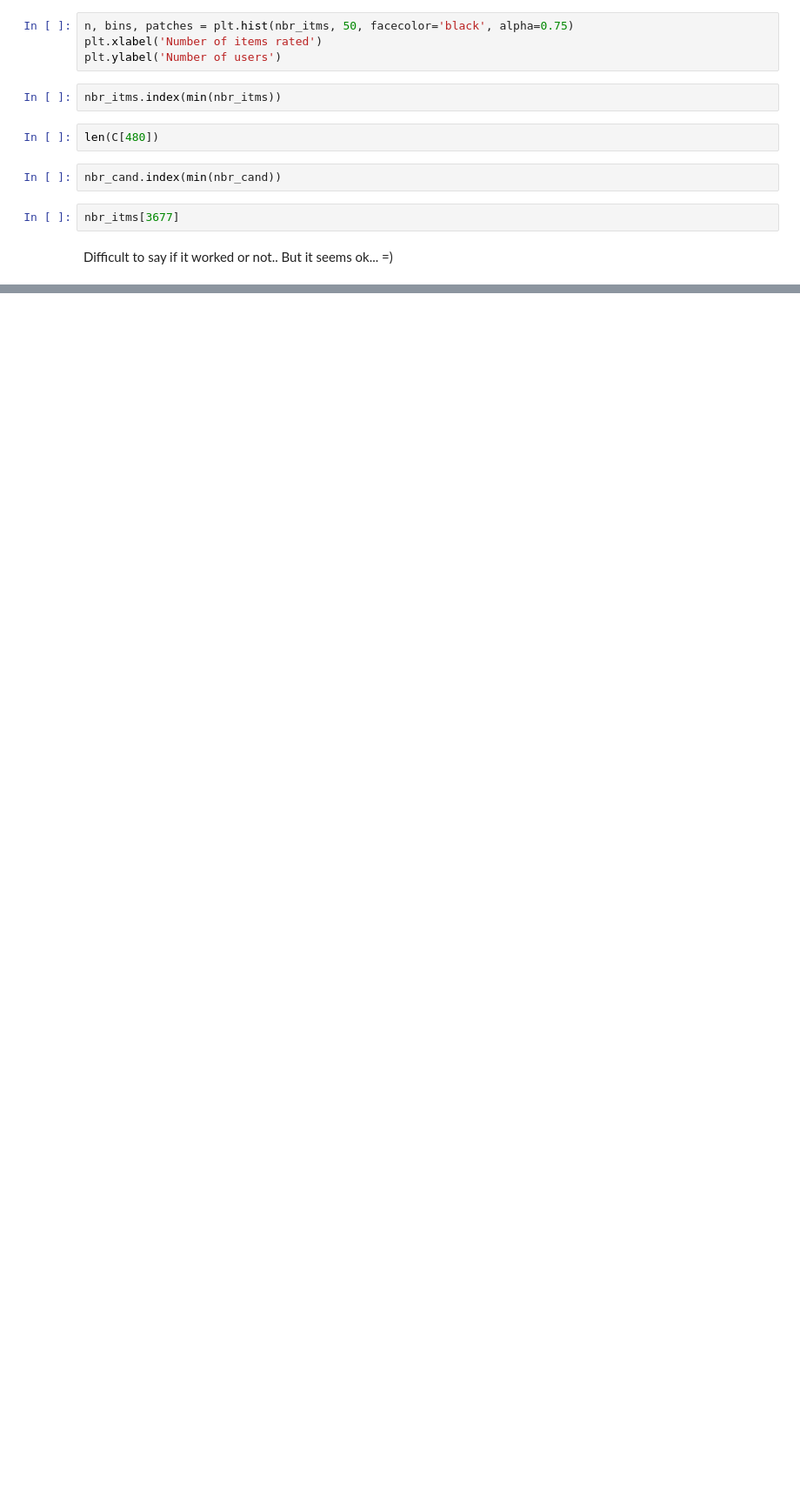
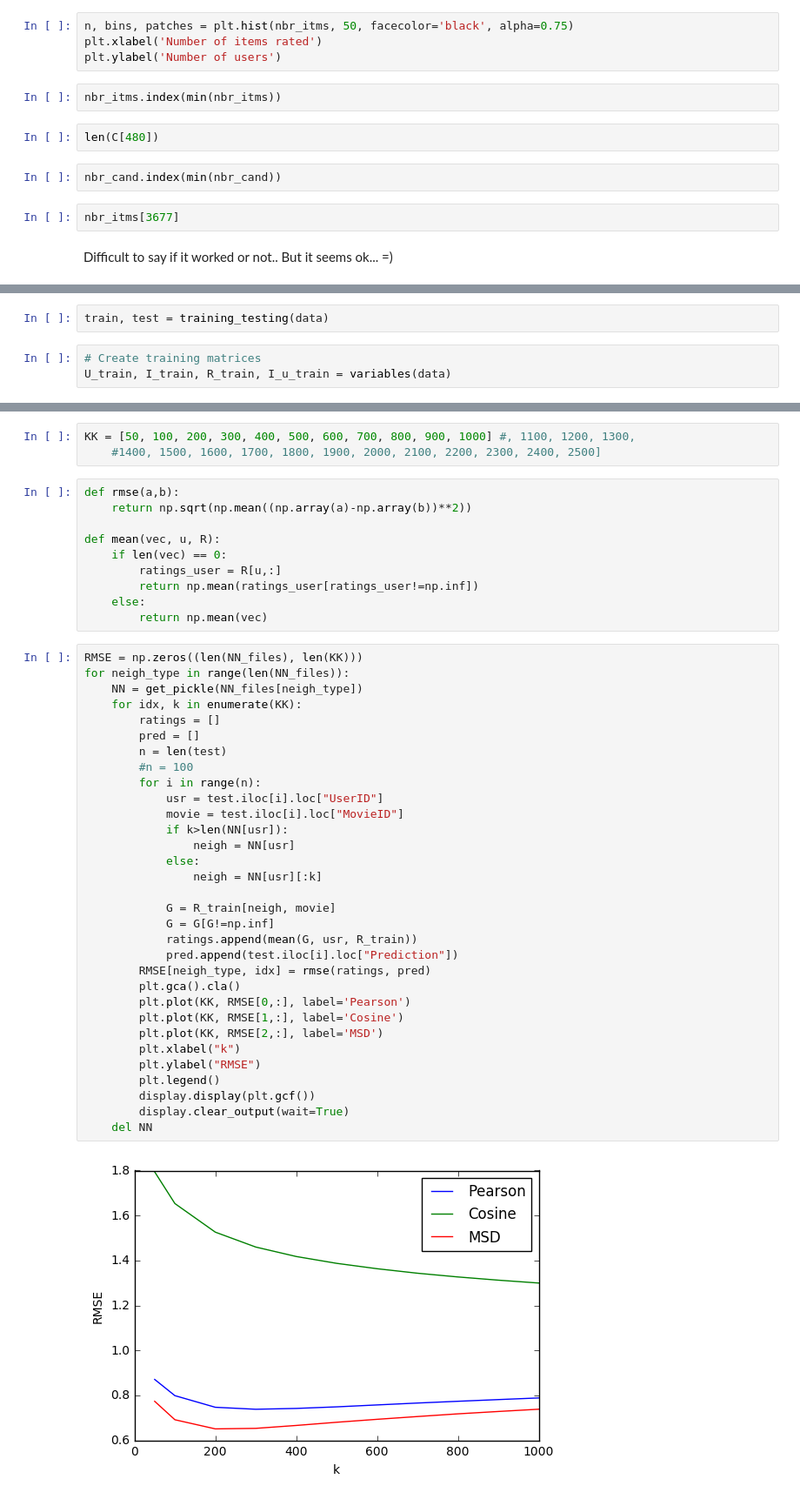
Before and after one commit to glederrey/PCML_Netflix_and_Chill, a Jupyter notebook: notebooks/CF_and_PD/Collaborative_Filtering_and_Pareto_Dominance.ipynb, the cells around one changed output, grey strips where cells are left out. Shown at 87% size. Drawn from its saved outputs; the diff is of its cells as text; blank space fills up the shorter version.

```diff
--- a/notebooks/CF_and_PD/Collaborative_Filtering_and_Pareto_Dominance.ipynb
+++ b/notebooks/CF_and_PD/Collaborative_Filtering_and_Pareto_Dominance.ipynb
@@ -123,0 +121,5 @@ NN3[0][0:10]
+# %%
+train, test = training_testing(data)
+# %%
+# Create training matrices
+U_train, I_train, R_train, I_u_train = variables(data)
@@ -123,0 +128,47 @@ NN3[0][0:10]
+# %%
+KK = [50, 100, 200, 300, 400, 500, 600, 700, 800, 900, 1000] #, 1100, 1200, 1300,
+    #1400, 1500, 1600, 1700, 1800, 1900, 2000, 2100, 2200, 2300, 2400, 2500]
+# %%
+def rmse(a,b):
+    return np.sqrt(np.mean((np.array(a)-np.array(b))**2))
+
+def mean(vec, u, R):
+    if len(vec) == 0:
+        ratings_user = R[u,:]
+        return np.mean(ratings_user[ratings_user!=np.inf])
+    else:
+        return np.mean(vec)
+# %%
+RMSE = np.zeros((len(NN_files), len(KK)))
+for neigh_type in range(len(NN_files)):
+    NN = get_pickle(NN_files[neigh_type])
+    for idx, k in enumerate(KK):
+        ratings = []
+        pred = []
+        n = len(test)
+        #n = 100
+        for i in range(n):
+            usr = test.iloc[i].loc["UserID"]
+            movie = test.iloc[i].loc["MovieID"]
+            if k>len(NN[usr]):
+                neigh = NN[usr]
+            else:
+                neigh = NN[usr][:k]
+
+            G = R_train[neigh, movie]
+            G = G[G!=np.inf]
+            ratings.append(mean(G, usr, R_train))
+            pred.append(test.iloc[i].loc["Prediction"])
+        RMSE[neigh_type, idx] = rmse(ratings, pred)
+        plt.gca().cla()
+        plt.plot(KK, RMSE[0,:], label='Pearson')
+        plt.plot(KK, RMSE[1,:], label='Cosine')
+        plt.plot(KK, RMSE[2,:], label='MSD')
+        plt.xlabel("k")
+        plt.ylabel("RMSE")
+        plt.legend()
+        display.display(plt.gcf())
+        display.clear_output(wait=True)
+    del NN
+# %% [output]
+[figure, added]
```
Also changed, not shown: parts of 25 cells of this notebook, 3 other files.
